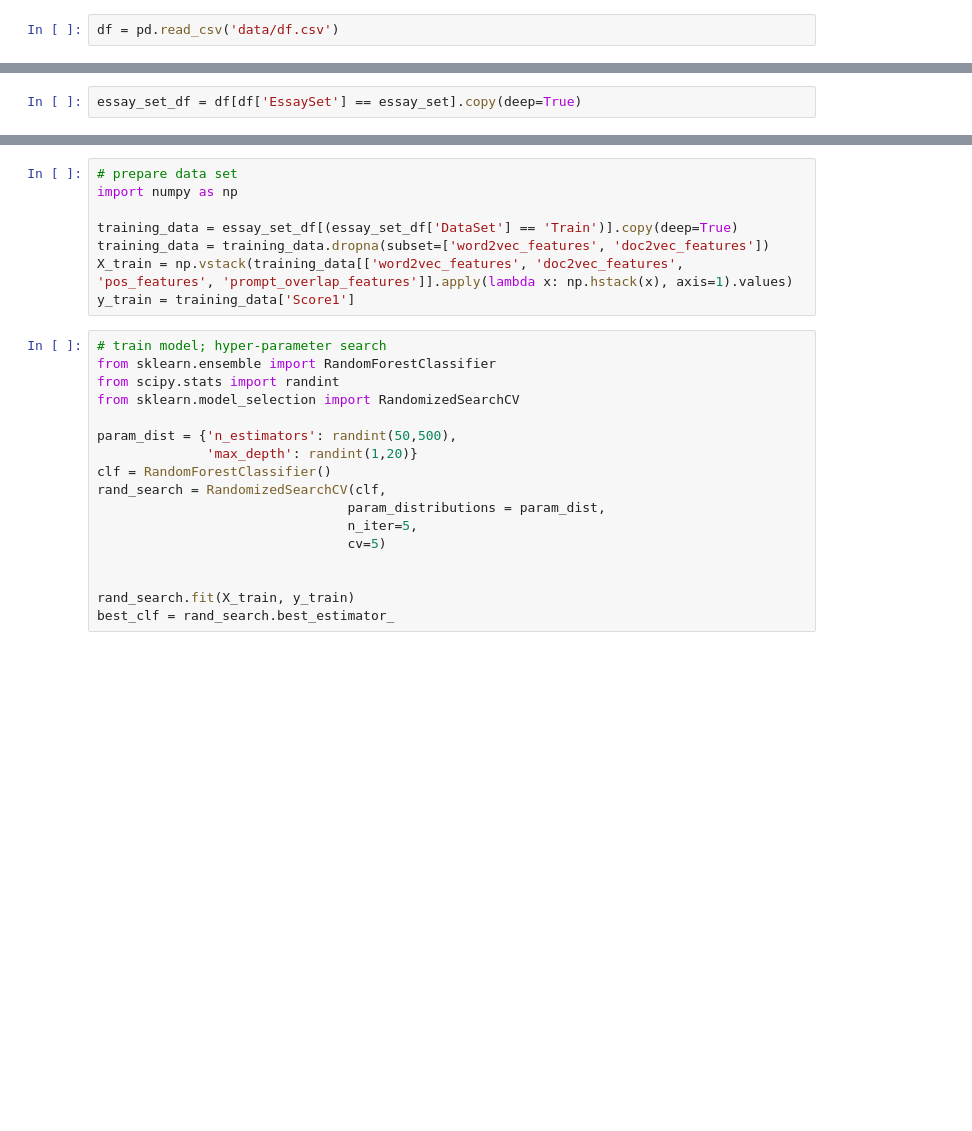
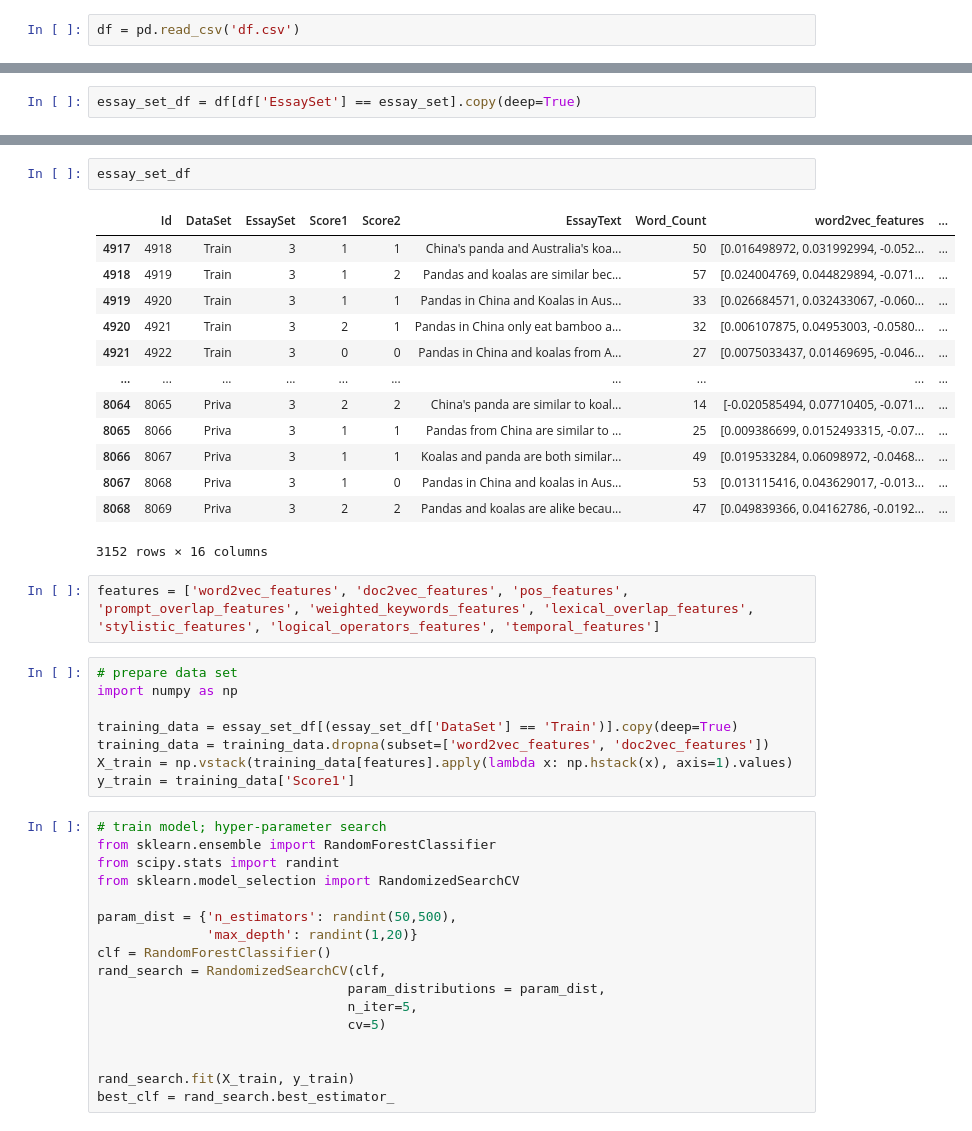
Before and after one commit to josephtey/autosas-reimp, a Jupyter notebook: main.ipynb, the cells around one changed output, grey strips where cells are left out. Drawn from its saved outputs; the diff is of its cells as text; blank space fills up the shorter version.

```diff
--- a/main.ipynb
+++ b/main.ipynb
@@ -6,4 +6,4 @@ import pandas as pd
 The autoreload extension is already loaded. To reload it, use:
   %reload_ext autoreload
 # %%
-df = pd.read_csv('data/df.csv')
+df = pd.read_csv('df.csv')
@@ -158,13 +443,31 @@ Processed 0 items.
 Processed 1000 items.
 Processed 2000 items.
 Processed 3000 items.
+# %%
+essay_set_df
+# %% [output]
+|  | Id | DataSet | EssaySet | Score1 | Score2 | EssayText | Word_Count | word2vec_features | ... |
+| 4917 | 4918 | Train | 3 | 1 | 1 | China's panda and Australia's koa... | 50 | [0.016498972, 0.031992994, -0.052... | ... |
+| 4918 | 4919 | Train | 3 | 1 | 2 | Pandas and koalas are similar bec... | 57 | [0.024004769, 0.044829894, -0.071... | ... |
+| 4919 | 4920 | Train | 3 | 1 | 1 | Pandas in China and Koalas in Aus... | 33 | [0.026684571, 0.032433067, -0.060... | ... |
+| 4920 | 4921 | Train | 3 | 2 | 1 | Pandas in China only eat bamboo a... | 32 | [0.006107875, 0.04953003, -0.0580... | ... |
+| 4921 | 4922 | Train | 3 | 0 | 0 | Pandas in China and koalas from A... | 27 | [0.0075033437, 0.01469695, -0.046... | ... |
+| ... | ... | ... | ... | ... | ... | ... | ... | ... | ... |
+| 8064 | 8065 | Priva | 3 | 2 | 2 | China's panda are similar to koal... | 14 | [-0.020585494, 0.07710405, -0.071... | ... |
+| 8065 | 8066 | Priva | 3 | 1 | 1 | Pandas from China are similar to ... | 25 | [0.009386699, 0.0152493315, -0.07... | ... |
+| 8066 | 8067 | Priva | 3 | 1 | 1 | Koalas and panda are both similar... | 49 | [0.019533284, 0.06098972, -0.0468... | ... |
+| 8067 | 8068 | Priva | 3 | 1 | 0 | Pandas in China and koalas in Aus... | 53 | [0.013115416, 0.043629017, -0.013... | ... |
+| 8068 | 8069 | Priva | 3 | 2 | 2 | Pandas and koalas are alike becau... | 47 | [0.049839366, 0.04162786, -0.0192... | ... |
+3152 rows × 16 columns
+# %%
+features = ['word2vec_features', 'doc2vec_features', 'pos_features', 'prompt_overlap_features', 'weighted_keywords_features', 'lexical_overlap_features', 'stylistic_features', 'logical_operators_features', 'temporal_features']
 # %%
 # prepare data set
 import numpy as np
 
 training_data = essay_set_df[(essay_set_df['DataSet'] == 'Train')].copy(deep=True)
 training_data = training_data.dropna(subset=['word2vec_features', 'doc2vec_features'])
-X_train = np.vstack(training_data[['word2vec_features', 'doc2vec_features', 'pos_features', 'prompt_overlap_features']].apply(lambda x: np.hstack(x), axis=1).values)
+X_train = np.vstack(training_data[features].apply(lambda x: np.hstack(x), axis=1).values)
 y_train = training_data['Score1']
 # %%
 # train model; hyper-parameter search
```
Also changed, not shown: parts of 8 cells of this notebook, 12 other files.
